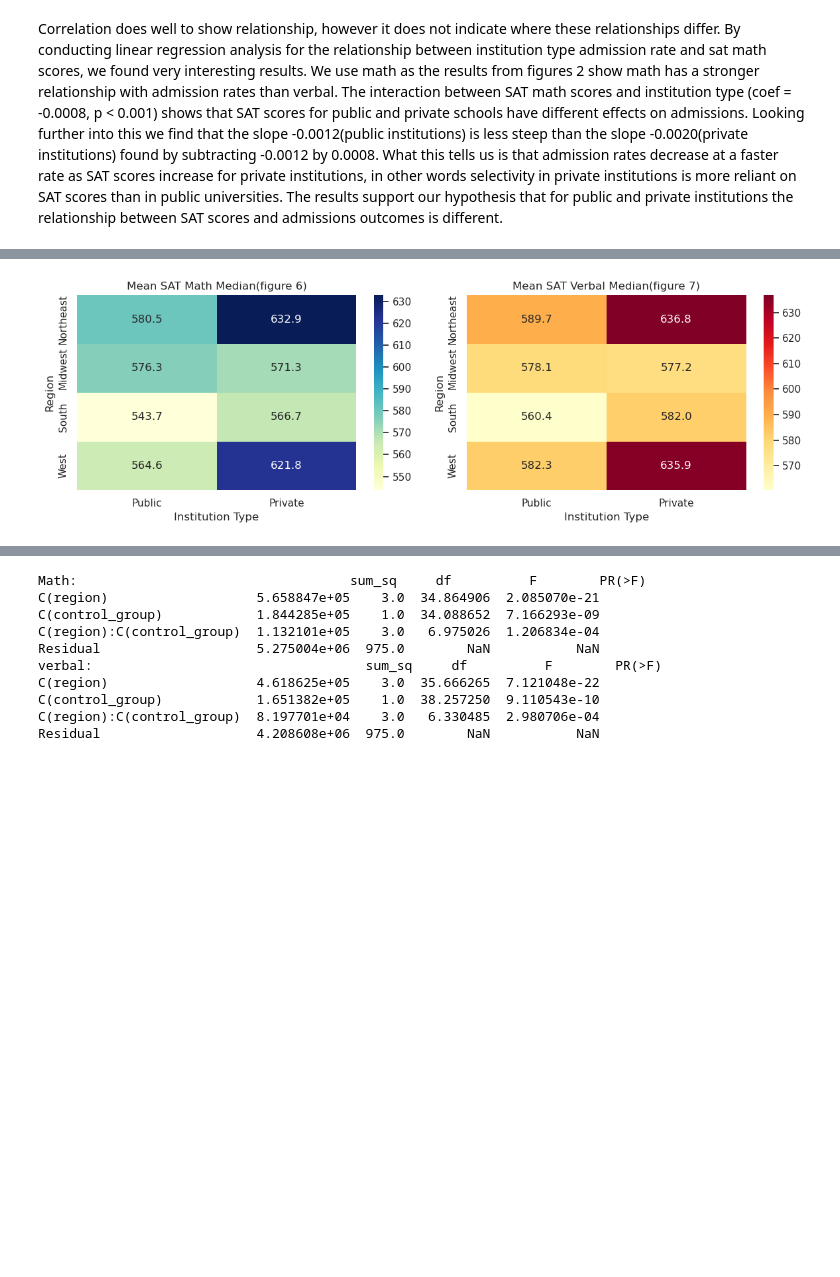
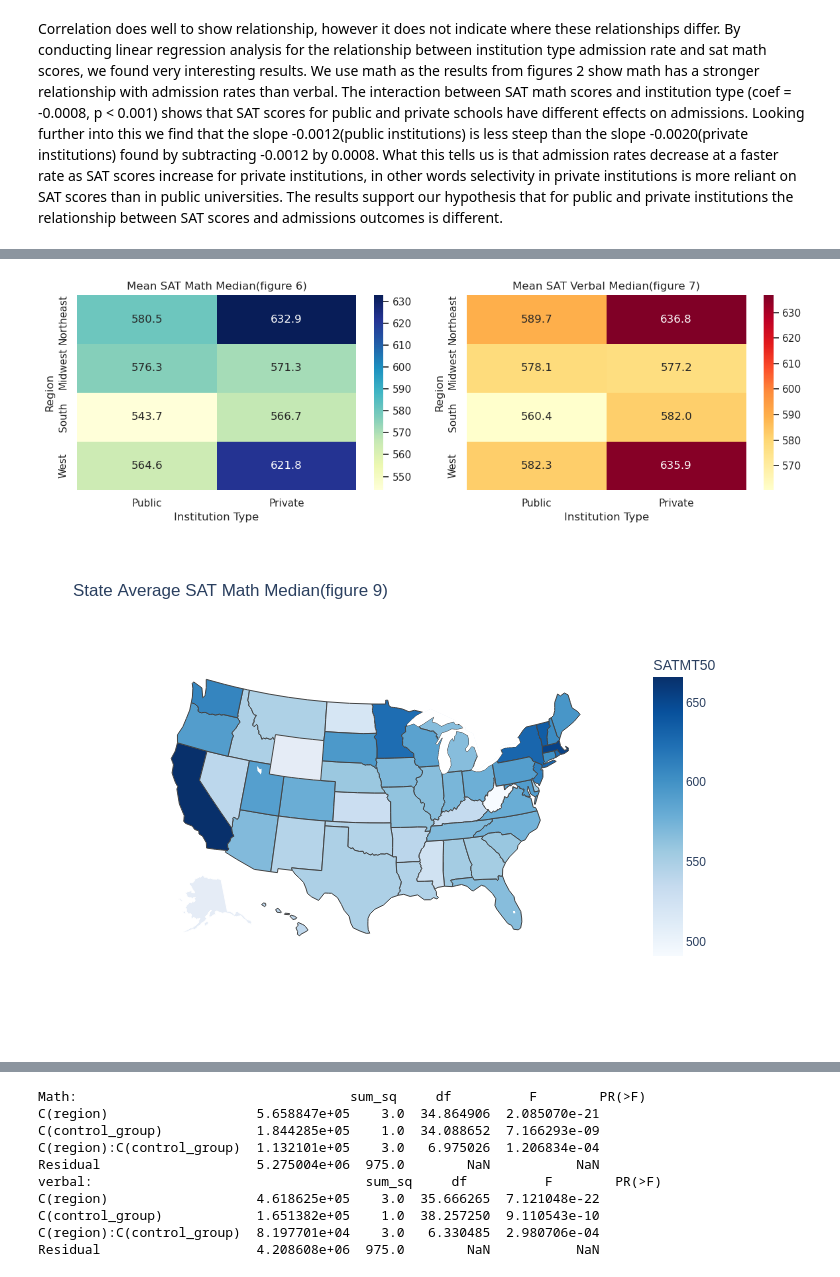
Before and after one commit to COGS108/Group065_WI26, a Jupyter notebook: 03-FinalProject.ipynb, the cells around one changed output, grey strips where cells are left out. Saved outputs shown, nothing was run; the diff lists cells and outputs as text; code cells hidden in the pictures; blank space fills up the shorter version.

```diff
--- a/03-FinalProject.ipynb
+++ b/03-FinalProject.ipynb
@@ -468,4 +475,39 @@ axes[1].set_ylabel("Region")
 
 plt.tight_layout()
 plt.show()
+
+## nationwide visual.
+import plotly.express as px
+from IPython.display import Image, display
+
+
+state_sat = (
+    df_withoutadm
+    .groupby("STABBR", as_index=False)[["SATMT50", "SATVR50"]]
+    .mean()
+)
+
+fig_math = px.choropleth(
+    state_sat,
+    locations="STABBR",
+    locationmode="USA-states",
+    color="SATMT50",
+    scope="usa",
+    color_continuous_scale="Blues",
+    title="State Average SAT Math Median(figure 9)"
+)
+fig_math.write_image("sat_math_choropleth.png")
+display(Image("sat_math_choropleth.png"))
+
+fig_verbal = px.choropleth(
+    state_sat,
+    locations="STABBR",
+    locationmode="USA-states",
+    color="SATVR50",
+    scope="usa",
+    color_continuous_scale="Reds",
+    title="State Average SAT Verbal Median (figure 10)"
+)
+fig_verbal.write_image("sat_verbal_choropleth.png")
+display(Image("sat_verbal_choropleth.png"))
 # %% [output]
@@ -472 +518,2 @@ plt.show()
 [figure]
+[figure, added]
```
Also changed, not shown: parts of 9 cells of this notebook, 2 other files.
